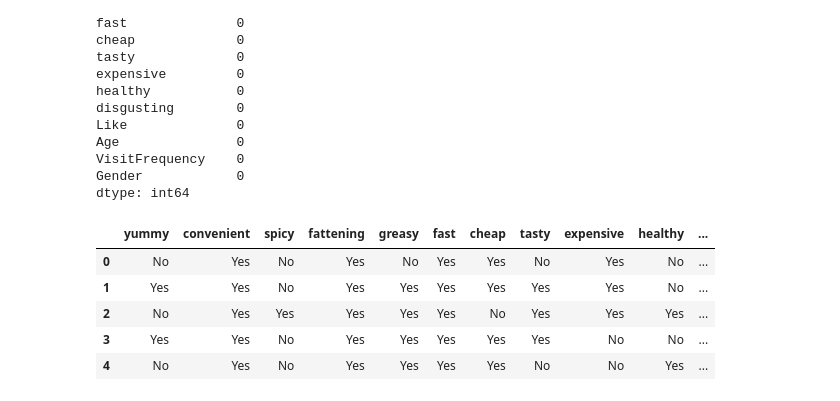
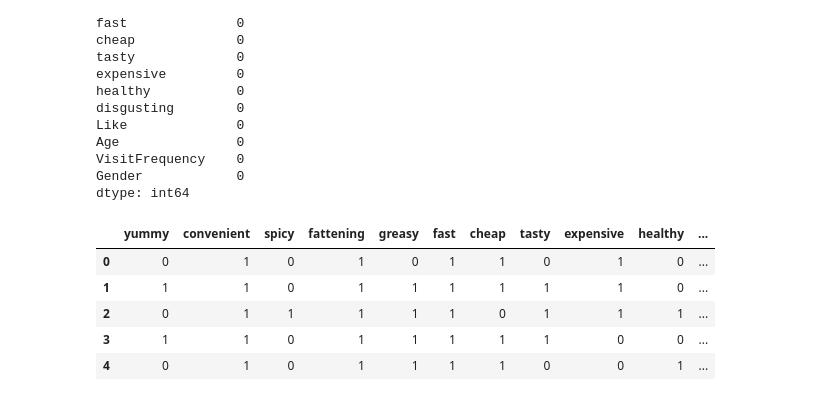
Before and after one commit to sushant8525/McDonalds-case-study, a Jupyter notebook: fast_food.ipynb, the cells around one changed output. Cells and saved outputs as stored; diff of their text form; code cells hidden in the pictures.

```diff
--- a/fast_food.ipynb
+++ b/fast_food.ipynb
@@ -135,23 +135,23 @@ VisitFrequency    0
 Gender            0
 dtype: int64
 # %%
-df["yummy"]= df["yummy"].replace({'Yes':1, 'No':0})
-df["convenient"] = df["convenient"].replace({'Yes':1, 'No':0})
-df["spicy"] = df["spicy"].replace({'Yes':1, 'No':0})
-df["fattening"] = df["fattening"].replace({'Yes':1, 'No':0})
-df["greasy"] = df["greasy"].replace({'Yes':1, 'No':0})
-df["fast"] = df["fast"].replace({'Yes':1, 'No':0})
-df["cheap"] = df["cheap"].replace({'Yes':1, 'No':0})
-df["tasty"] = df["tasty"].replace({'Yes':1, 'No':0})
-df["expensive"] = df["expensive"].replace({'Yes':1, 'No':0})
-df["healthy"] = df["healthy"].replace({'Yes':1, 'No':0})
-df["disgusting"] = df["disgusting"].replace({'Yes':1, 'No':0})
+data["yummy"]= data["yummy"].replace({'Yes':1, 'No':0})
+data["convenient"] = data["convenient"].replace({'Yes':1, 'No':0})
+data["spicy"] = data["spicy"].replace({'Yes':1, 'No':0})
+data["fattening"] = data["fattening"].replace({'Yes':1, 'No':0})
+data["greasy"] = data["greasy"].replace({'Yes':1, 'No':0})
+data["fast"] = data["fast"].replace({'Yes':1, 'No':0})
+data["cheap"] = data["cheap"].replace({'Yes':1, 'No':0})
+data["tasty"] = data["tasty"].replace({'Yes':1, 'No':0})
+data["expensive"] = data["expensive"].replace({'Yes':1, 'No':0})
+data["healthy"] = data["healthy"].replace({'Yes':1, 'No':0})
+data["disgusting"] = data["disgusting"].replace({'Yes':1, 'No':0})
 
 data.head()
 # %% [output]
 |  | yummy | convenient | spicy | fattening | greasy | fast | cheap | tasty | expensive | healthy | ... |
-| 0 | No | Yes | No | Yes | No | Yes | Yes | No | Yes | No | ... |
-| 1 | Yes | Yes | No | Yes | Yes | Yes | Yes | Yes | Yes | No | ... |
-| 2 | No | Yes | Yes | Yes | Yes | Yes | No | Yes | Yes | Yes | ... |
-| 3 | Yes | Yes | No | Yes | Yes | Yes | Yes | Yes | No | No | ... |
-| 4 | No | Yes | No | Yes | Yes | Yes | Yes | No | No | Yes | ... |
+| 0 | 0 | 1 | 0 | 1 | 0 | 1 | 1 | 0 | 1 | 0 | ... |
+| 1 | 1 | 1 | 0 | 1 | 1 | 1 | 1 | 1 | 1 | 0 | ... |
+| 2 | 0 | 1 | 1 | 1 | 1 | 1 | 0 | 1 | 1 | 1 | ... |
+| 3 | 1 | 1 | 0 | 1 | 1 | 1 | 1 | 1 | 0 | 0 | ... |
+| 4 | 0 | 1 | 0 | 1 | 1 | 1 | 1 | 0 | 0 | 1 | ... |
```
Also changed, not shown: parts of 3 cells of this notebook.
